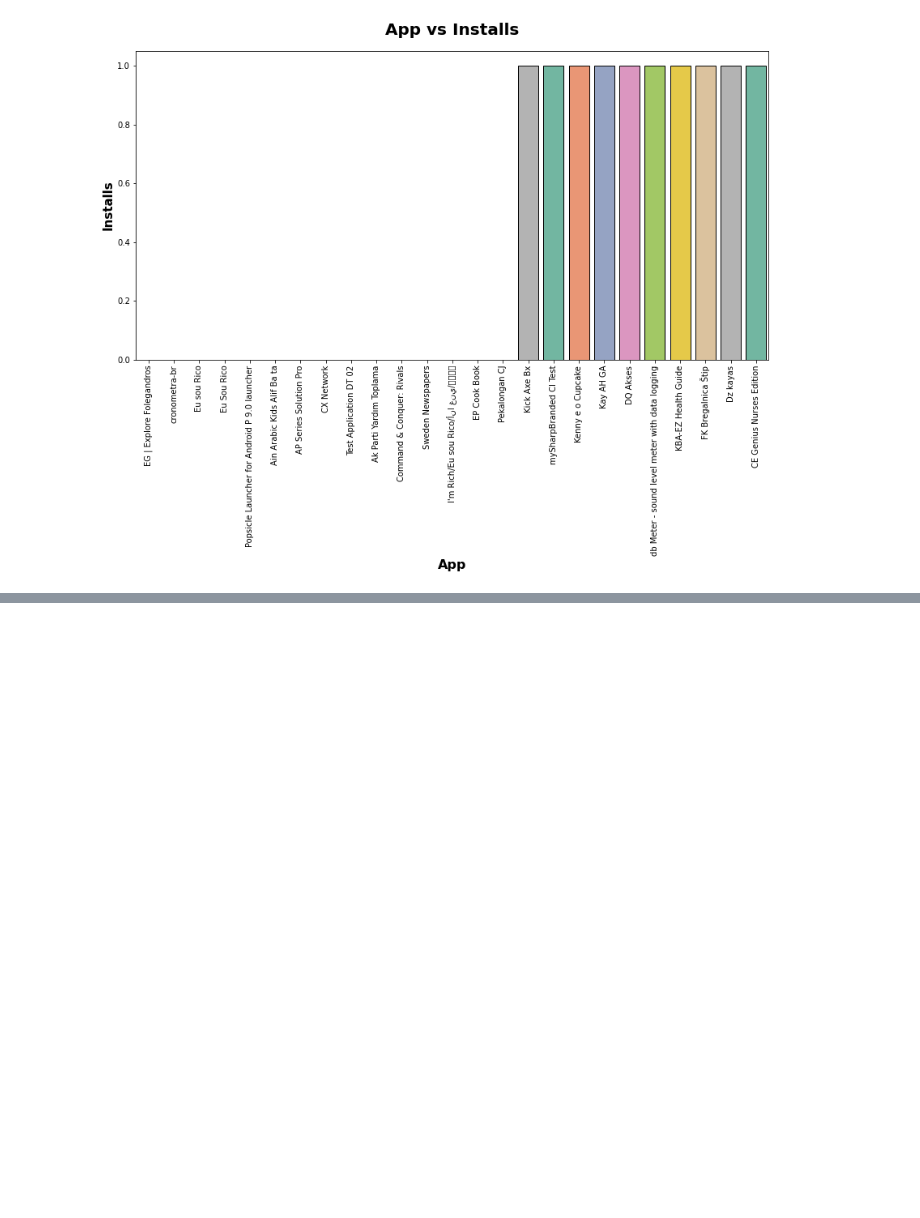
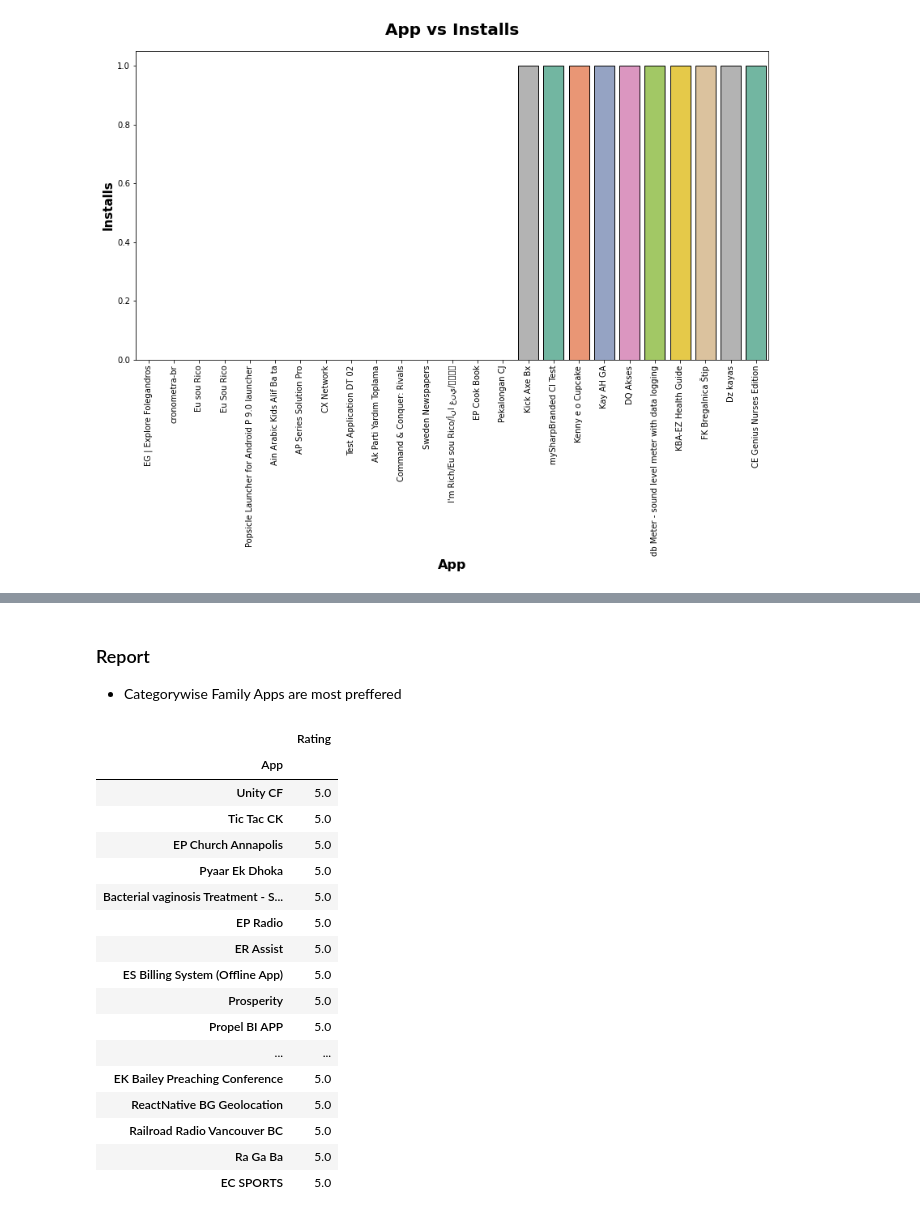
Before and after one commit to tanujadhope/Playstore-EDA, a Jupyter notebook: googleplay_analysis.ipynb, the cells around one changed output, grey strips where cells are left out. Cells and saved outputs as stored; diff of their text form; code cells hidden in the pictures; blank space fills up the shorter version.

```diff
--- a/googleplay_analysis.ipynb
+++ b/googleplay_analysis.ipynb
@@ -521,0 +519,27 @@ plt.show()
+# %% [markdown]
+### Report
+* Categorywise Family Apps are most preffered
+# %%
+
+favorite_App = df_copy.groupby('App').Rating.max()
+favorite_App1=favorite_App.to_frame().sort_values('Rating',ascending=False)[0:20]
+favorite_App1
+# %% [output]
+|  | Rating |
+| App |  |
+| Unity CF | 5.0 |
+| Tic Tac CK | 5.0 |
+| EP Church Annapolis | 5.0 |
+| Pyaar Ek Dhoka | 5.0 |
+| Bacterial vaginosis Treatment - S... | 5.0 |
+| EP Radio | 5.0 |
+| ER Assist | 5.0 |
+| ES Billing System (Offline App) | 5.0 |
+| Prosperity | 5.0 |
+| Propel BI APP | 5.0 |
+| ... | ... |
+| EK Bailey Preaching Conference | 5.0 |
+| ReactNative BG Geolocation | 5.0 |
+| Railroad Radio Vancouver BC | 5.0 |
+| Ra Ga Ba | 5.0 |
+| EC SPORTS | 5.0 |
```
Also changed, not shown: parts of 20 cells of this notebook.
